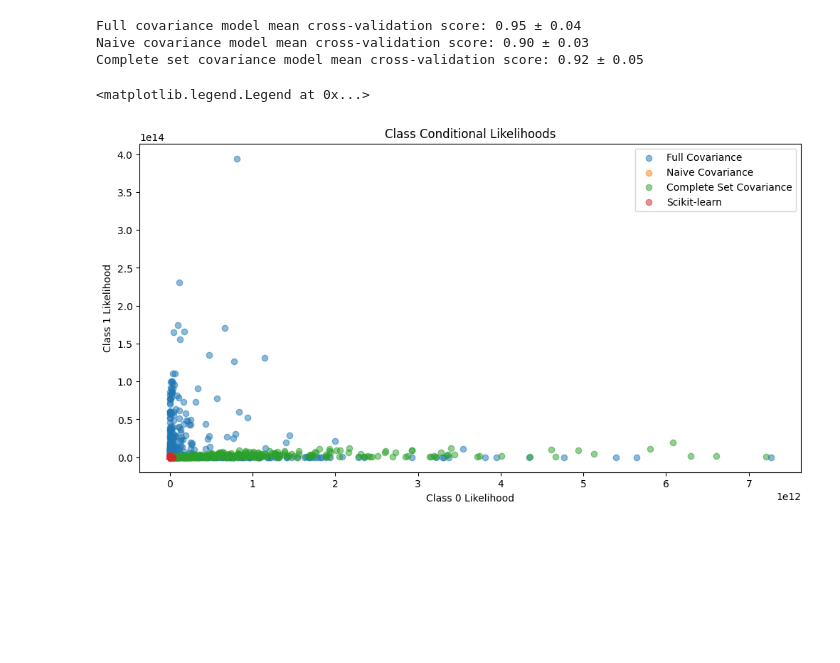
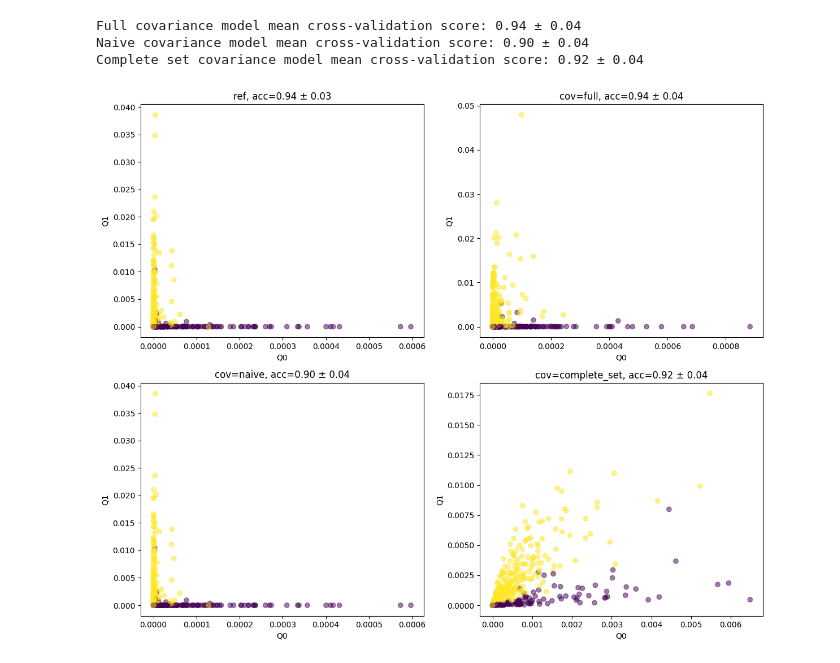
Before and after one commit to eduardo-ufmg/reconhecimento_de_padroes, a Jupyter notebook: bayes_E1/bayes_E1.ipynb, the cells around one changed output. Cells and saved outputs as stored; diff of their text form; code cells hidden in the pictures; blank space fills up the shorter version.

```diff
--- a/bayes_E1/bayes_E1.ipynb
+++ b/bayes_E1/bayes_E1.ipynb
@@ -89,7 +89,12 @@ class myNormalBayes(BaseEstimator, ClassifierMixin):
     likelihood0 = multivariate_normal.pdf(X, mean=self.mean0, cov=self.cov0)
     likelihood1 = multivariate_normal.pdf(X, mean=self.mean1, cov=self.cov1)
 
-    return likelihood0, likelihood1
+    Qsum = np.sum(likelihood0 + likelihood1)
+
+    Q0 = likelihood0 / Qsum
+    Q1 = likelihood1 / Qsum
+
+    return Q0, Q1
 
 
   def _get_classes(self, X: np.ndarray, y: np.ndarray) -> tuple[np.ndarray, np.ndarray]:
@@ -161,9 +166,9 @@ print(f"Full covariance model mean cross-validation score: {full_mean_score:.2f}
 print(f"Naive covariance model mean cross-validation score: {naive_mean_score:.2f} ± {naive_std_score:.2f}")
 print(f"Complete set covariance model mean cross-validation score: {complete_set_mean_score:.2f} ± {complete_set_std_score:.2f}")
 # %% [output]
-Full covariance model mean cross-validation score: 0.95 ± 0.04
-Naive covariance model mean cross-validation score: 0.90 ± 0.03
-Complete set covariance model mean cross-validation score: 0.92 ± 0.05
+Full covariance model mean cross-validation score: 0.94 ± 0.04
+Naive covariance model mean cross-validation score: 0.90 ± 0.04
+Complete set covariance model mean cross-validation score: 0.92 ± 0.04
 # %%
 def sk_likelihoods(gnb: GaussianNB, X: np.ndarray, y: np.ndarray) -> tuple[np.ndarray, np.ndarray]:
   """
@@ -180,15 +185,48 @@ def sk_likelihoods(gnb: GaussianNB, X: np.ndarray, y: np.ndarray) -> tuple[np.nd
   log_prior = np.log(gnb.class_prior_)
   log_lik = jll - log_prior
   class_cond_lik = np.exp(log_lik)
-  return class_cond_lik[:, 0], class_cond_lik[:, 1]
+
+  Qsum = np.sum(class_cond_lik)
+
+  Q0 = class_cond_lik[:, 0] / Qsum
+  Q1 = class_cond_lik[:, 1] / Qsum
+
+  return Q0, Q1
 # %%
 import matplotlib.pyplot as plt
 
 skQ0, skQ1 = sk_likelihoods(gnb, X, y)
 
 fullQ0, fullQ1 = full_model.likelihoods(X, y)
 naiveQ0, naiveQ1 = naive_model.likelihoods(X, y)
 complete_setQ0, complete_setQ1 = complete_set_model.likelihoods(X, y)
+
+fig, axes = plt.subplots(2, 2, figsize=(12, 10))
+
+# Scatter plot for skQ0 vs skQ1
+axes[0, 0].scatter(skQ0, skQ1, c=y, alpha=0.5)
+axes[0, 0].set_title(f'ref, acc={mean_score:.2f} ± {std_score:.2f}')
+axes[0, 0].set_xlabel('Q0')
+axes[0, 0].set_ylabel('Q1')
+
+# Scatter plot for fullQ0 vs fullQ1
+axes[0, 1].scatter(fullQ0, fullQ1, c=y, alpha=0.5)
+axes[0, 1].set_title(f'cov=full, acc={full_mean_score:.2f} ± {full_std_score:.2f}')
+axes[0, 1].set_xlabel('Q0')
+axes[0, 1].set_ylabel('Q1')
+# Scatter plot for naiveQ0 vs naiveQ1
+axes[1, 0].scatter(naiveQ0, naiveQ1, c=y, alpha=0.5)
+axes[1, 0].set_title(f'cov=naive, acc={naive_mean_score:.2f} ± {naive_std_score:.2f}')
+axes[1, 0].set_xlabel('Q0')
+axes[1, 0].set_ylabel('Q1')
+
+# Scatter plot for complete_setQ0 vs complete_setQ1
+axes[1, 1].scatter(complete_setQ0, complete_setQ1, c=y, alpha=0.5)
+axes[1, 1].set_title(f'cov=complete_set, acc={complete_set_mean_score:.2f} ± {complete_set_std_score:.2f}')
+axes[1, 1].set_xlabel('Q0')
+axes[1, 1].set_ylabel('Q1')
+
+plt.tight_layout()
+plt.show()
 # %% [output]
-<matplotlib.legend.Legend at 0x...>
-[figure, old version]
+[figure, new version]
```
Also changed, not shown: parts of 1 cell of this notebook.
